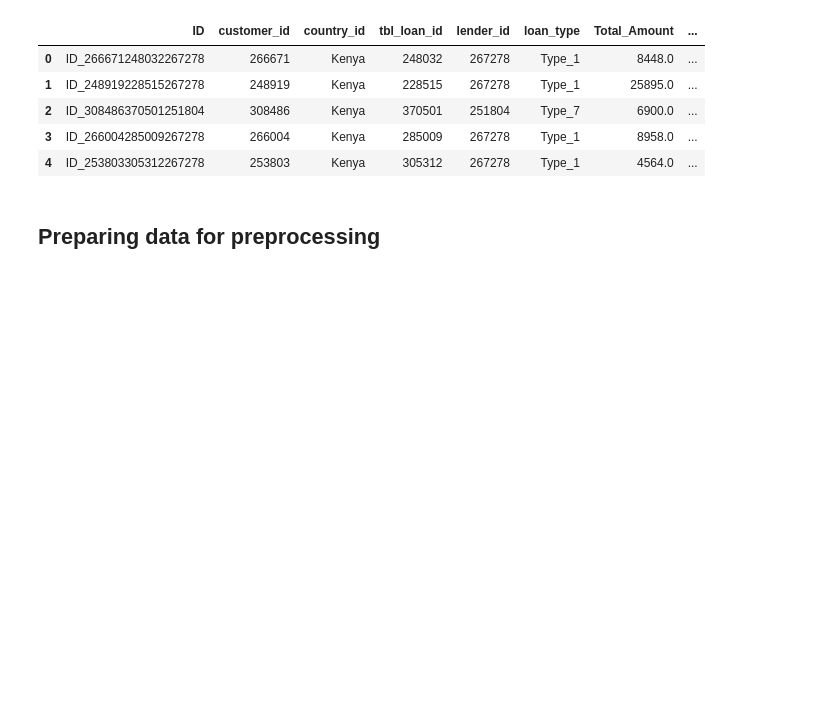
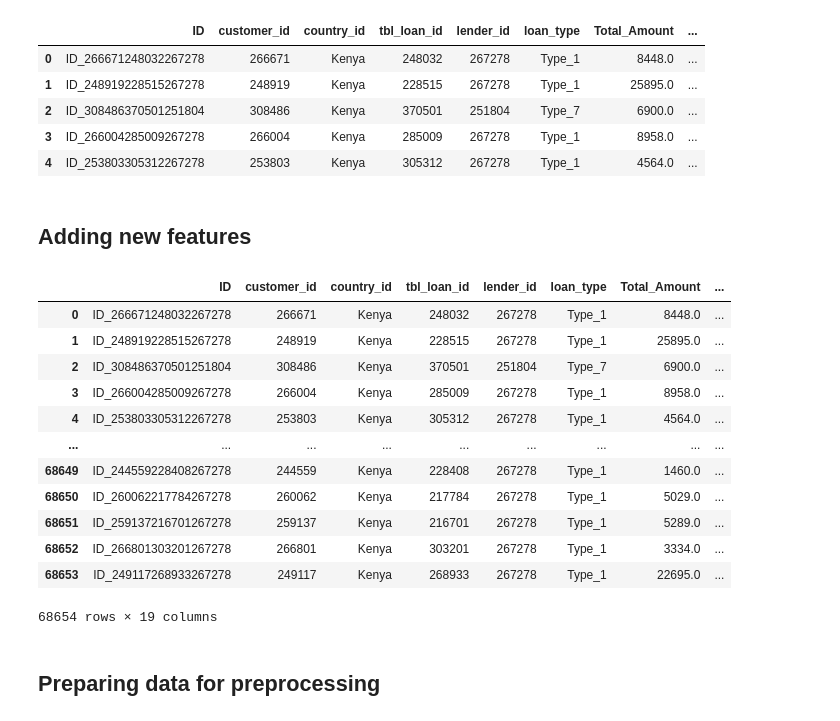
Before and after one commit to e-hokage777/Machine_Learning_Challenges, a Jupyter notebook: Zindi_Challenges/African_Credit_Scoring_Challenge/notebooks/train.ipynb, the cells around one changed output. Saved outputs shown, nothing was run; the diff lists cells and outputs as text; code cells hidden in the pictures; blank space fills up the shorter version.

```diff
--- a/Zindi_Challenges/African_Credit_Scoring_Challenge/notebooks/train.ipynb
+++ b/Zindi_Challenges/African_Credit_Scoring_Challenge/notebooks/train.ipynb
@@ -30,16 +34,35 @@ class FeatureGenerator(BaseEstimator, TransformerMixin):
         super().__init__()
 
         self.expressions = expressions
+        self.mutex = Lock() ## creating a mutex lock
+
+    ## particular features
+    def total_customer_loans(self, df):
+        df["total_customer_loans"] = df["customer_id"].map(df.groupby("customer_id").count()["lender_id"])
+        return df
+
+    def add_feature_from_expression(self, df, feature_name, expression):
+        self.mutex.acquire()
+        df[feature_name] = df.eval(expression)
+        self.mutex.release()
 
     def transform(self, X:pd.DataFrame, y=None) -> None:
-        pass
+        threads = []
+        if self.expressions:
+            for feature_name, expression in self.expressions.items():
+                # X[feature_name] = X.eval(expression)
+                thread = Thread(target=self.add_feature_from_expression, args=(X, feature_name, expression))
+                thread.start()
+                threads.append(thread)
+
+        [thread.join() for thread in threads]
+
+        X = self.total_customer_loans(X)
+
+        return X
 
     def fit(self, X:pd.DataFrame, y=None) -> None:
-        if self.expressions:
-            for feature_name, expression in self.expressions.items():
-                X[feature_name] = X.eval(expression)
-
-        return X
+        return self
 # %%
 ## Getting data
 # %%
@@ -53,6 +76,31 @@ train_df.head()
 | 2 | ID_308486370501251804 | 308486 | Kenya | 370501 | 251804 | Type_7 | 6900.0 | ... |
 | 3 | ID_266004285009267278 | 266004 | Kenya | 285009 | 267278 | Type_1 | 8958.0 | ... |
 | 4 | ID_253803305312267278 | 253803 | Kenya | 305312 | 267278 | Type_1 | 4564.0 | ... |
+# %% [markdown]
+## Adding new features
+# %%
+## feature expressions
+expressions = {
+    "interest": "Total_Amount_to_Repay-Total_Amount",
+    "interest_rate": "(Total_Amount_to_Repay-Total_Amount)/Total_Amount"
+}
+
+feature_generator = FeatureGenerator(expressions)
+feature_generator.transform(train_df)
+# %% [output]
+|  | ID | customer_id | country_id | tbl_loan_id | lender_id | loan_type | Total_Amount | ... |
+| 0 | ID_266671248032267278 | 266671 | Kenya | 248032 | 267278 | Type_1 | 8448.0 | ... |
+| 1 | ID_248919228515267278 | 248919 | Kenya | 228515 | 267278 | Type_1 | 25895.0 | ... |
+| 2 | ID_308486370501251804 | 308486 | Kenya | 370501 | 251804 | Type_7 | 6900.0 | ... |
+| 3 | ID_266004285009267278 | 266004 | Kenya | 285009 | 267278 | Type_1 | 8958.0 | ... |
+| 4 | ID_253803305312267278 | 253803 | Kenya | 305312 | 267278 | Type_1 | 4564.0 | ... |
+| ... | ... | ... | ... | ... | ... | ... | ... | ... |
+| 68649 | ID_244559228408267278 | 244559 | Kenya | 228408 | 267278 | Type_1 | 1460.0 | ... |
+| 68650 | ID_260062217784267278 | 260062 | Kenya | 217784 | 267278 | Type_1 | 5029.0 | ... |
+| 68651 | ID_259137216701267278 | 259137 | Kenya | 216701 | 267278 | Type_1 | 5289.0 | ... |
+| 68652 | ID_266801303201267278 | 266801 | Kenya | 303201 | 267278 | Type_1 | 3334.0 | ... |
+| 68653 | ID_249117268933267278 | 249117 | Kenya | 268933 | 267278 | Type_1 | 22695.0 | ... |
+68654 rows × 19 columns
 # %% [markdown]
 ## Preparing data for preprocessing
 # %% [markdown]
```
Also changed, not shown: parts of 14 cells of this notebook, 3 other files.
